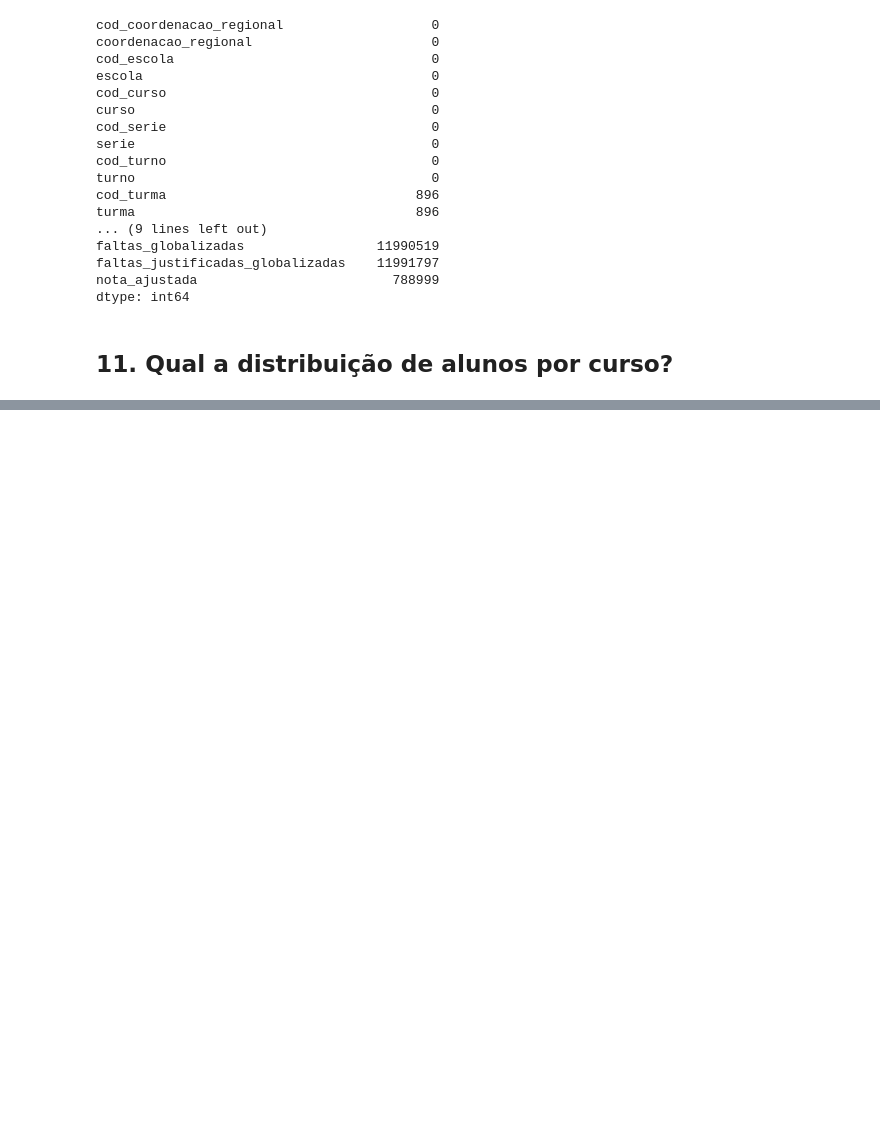
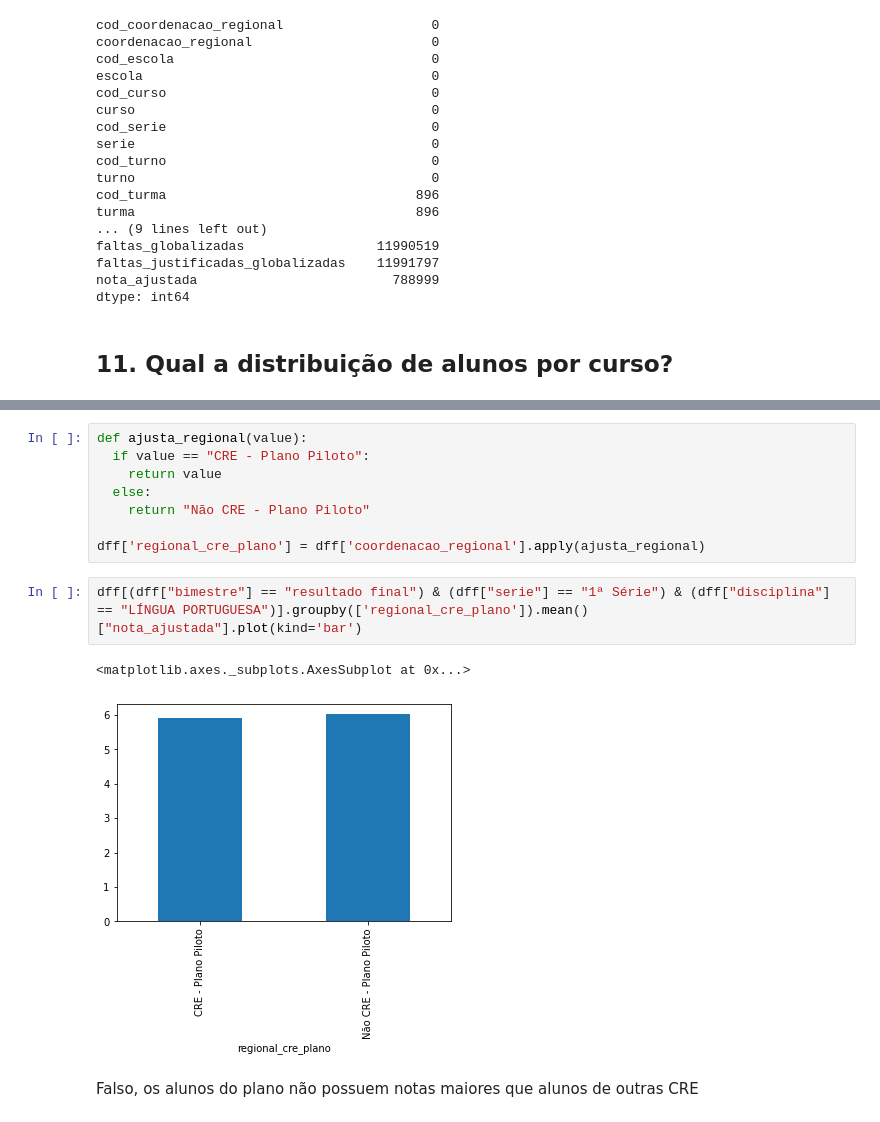
Before and after one commit to gizattos/Trabalho-Dados-Abertos-Desempenho-Escolar, a Jupyter notebook: trabalho01_Giovanni_Riccardi_Lourenzatto.ipynb, the cells around one changed output, grey strips where cells are left out. Cells and saved outputs as stored; diff of their text form; blank space fills up the shorter version.

```diff
--- a/trabalho01_Giovanni_Riccardi_Lourenzatto.ipynb
+++ b/trabalho01_Giovanni_Riccardi_Lourenzatto.ipynb
@@ -311,0 +316,15 @@ dff[['cod_aluno','curso']].groupby(['curso']).count() ### agrupar alunos
+# %%
+def ajusta_regional(value):
+  if value == "CRE - Plano Piloto":
+    return value
+  else:
+    return "Não CRE - Plano Piloto"
+
+dff['regional_cre_plano'] = dff['coordenacao_regional'].apply(ajusta_regional)
+# %%
+dff[(dff["bimestre"] == "resultado final") & (dff["serie"] == "1ª Série") & (dff["disciplina"] == "LÍNGUA PORTUGUESA")].groupby(['regional_cre_plano']).mean()["nota_ajustada"].plot(kind='bar')
+# %% [output]
+<matplotlib.axes._subplots.AxesSubplot at 0x...>
+[figure, added]
+# %% [markdown]
+Falso, os alunos do plano não possuem notas maiores que alunos de outras CRE
```
Also changed, not shown: parts of 14 cells of this notebook.
